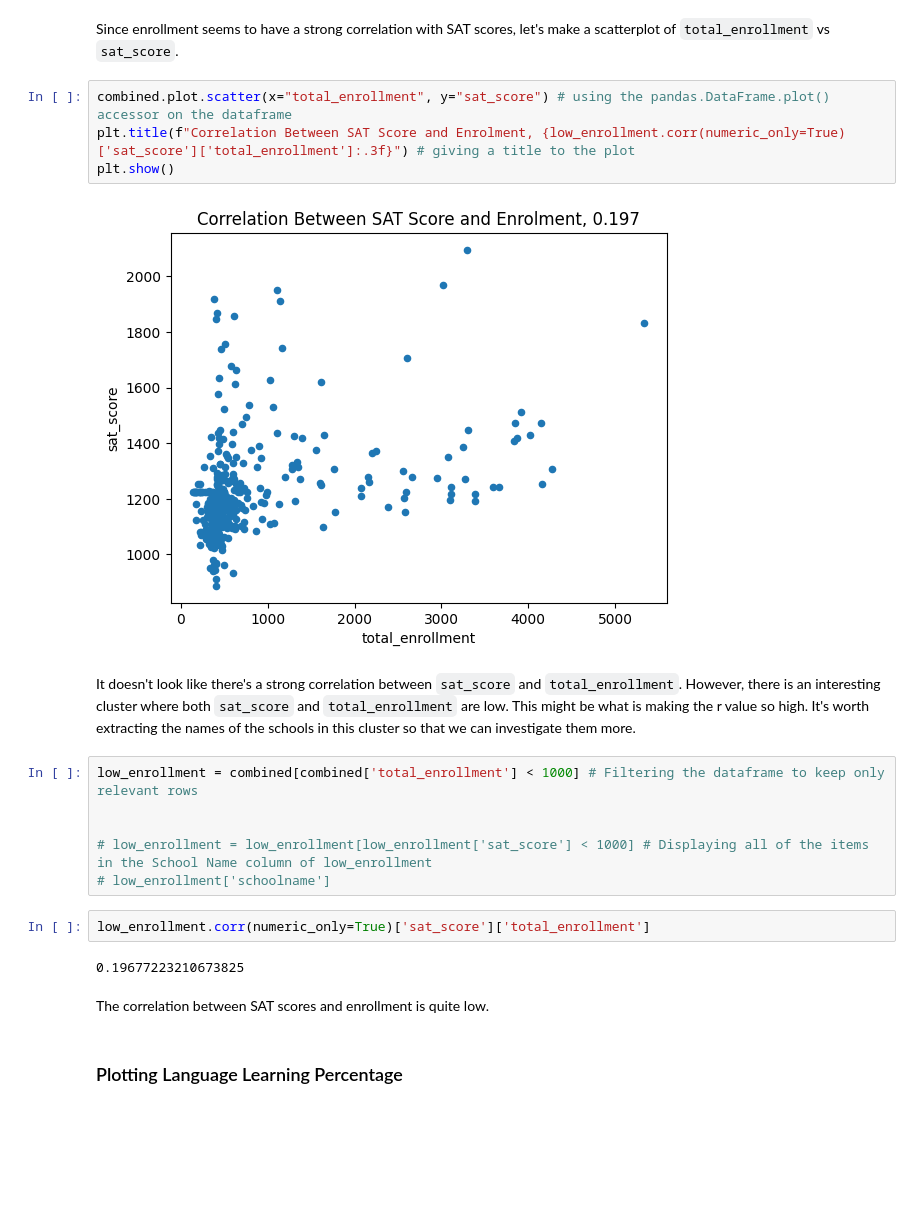
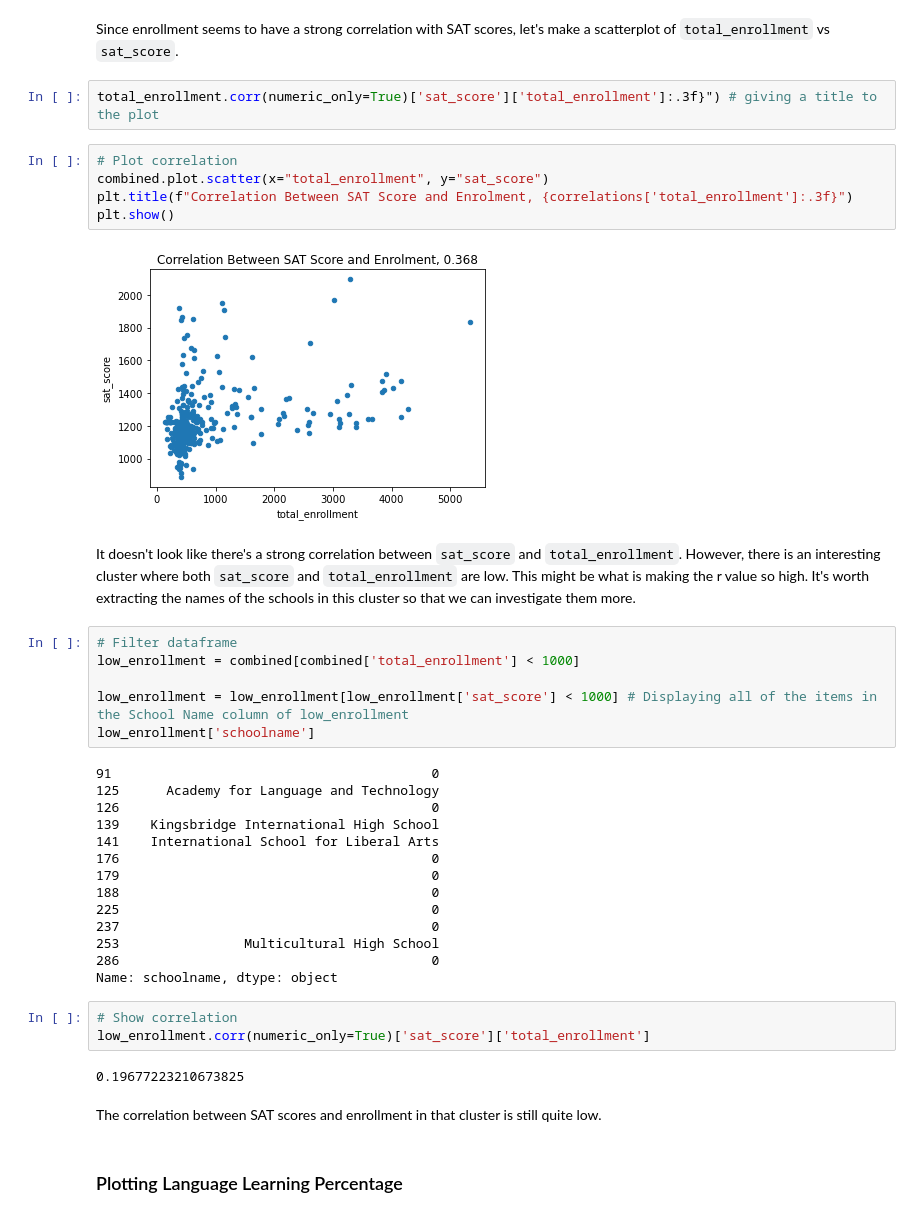
Before and after one commit to pheygiod/nyc_high_school, a Jupyter notebook: nyc_high_school.ipynb, the cells around one changed output. Saved outputs shown, nothing was run; the diff lists cells and outputs as text; blank space fills up the shorter version.

```diff
--- a/nyc_high_school.ipynb
+++ b/nyc_high_school.ipynb
@@ -698,26 +692,44 @@ Here are some other observations that we can make:
 ### Plotting Enrollment With the Plot() Accessor
 # %% [markdown]
 Since enrollment seems to have a strong correlation with SAT scores, let's make a scatterplot of `total_enrollment` vs `sat_score`.
-# %%
-combined.plot.scatter(x="total_enrollment", y="sat_score") # using the pandas.DataFrame.plot() accessor on the dataframe
-plt.title(f"Correlation Between SAT Score and Enrolment, {low_enrollment.corr(numeric_only=True)['sat_score']['total_enrollment']:.3f}") # giving a title to the plot
-plt.show()
-# %% [output]
-[figure, removed]
+# %%
+total_enrollment.corr(numeric_only=True)['sat_score']['total_enrollment']:.3f}") # giving a title to the plot
+# %%
+# Plot correlation
+combined.plot.scatter(x="total_enrollment", y="sat_score")
+plt.title(f"Correlation Between SAT Score and Enrolment, {correlations['total_enrollment']:.3f}")
+plt.show()
+# %% [output]
+[figure, added]
 # %% [markdown]
 It doesn't look like there's a strong correlation between `sat_score` and `total_enrollment`. However, there is an interesting cluster where both `sat_score` and `total_enrollment` are low. This might be what is making the r value so high. It's worth extracting the names of the schools in this cluster so that we can investigate them more.
 # %%
-low_enrollment = combined[combined['total_enrollment'] < 1000] # Filtering the dataframe to keep only relevant rows
+# Filter dataframe
+low_enrollment = combined[combined['total_enrollment'] < 1000]
 
-
-# low_enrollment = low_enrollment[low_enrollment['sat_score'] < 1000] # Displaying all of the items in the School Name column of low_enrollment
-# low_enrollment['schoolname']
+low_enrollment = low_enrollment[low_enrollment['sat_score'] < 1000] # Displaying all of the items in the School Name column of low_enrollment
+low_enrollment['schoolname']
+# %% [output]
+91                                         0
+125      Academy for Language and Technology
+126                                        0
+139    Kingsbridge International High School
+141    International School for Liberal Arts
+176                                        0
+179                                        0
+188                                        0
+225                                        0
+237                                        0
+253                Multicultural High School
+286                                        0
+Name: schoolname, dtype: object
 # %%
+# Show correlation
 low_enrollment.corr(numeric_only=True)['sat_score']['total_enrollment']
 # %% [output]
 0.19677223210673825
 # %% [markdown]
-The correlation between SAT scores and enrollment is quite low.
+The correlation between SAT scores and enrollment in that cluster is still quite low.
 # %% [markdown]
 ### Plotting Language Learning Percentage
 # %% [markdown]
```
Also changed, not shown: parts of 34 cells of this notebook.
